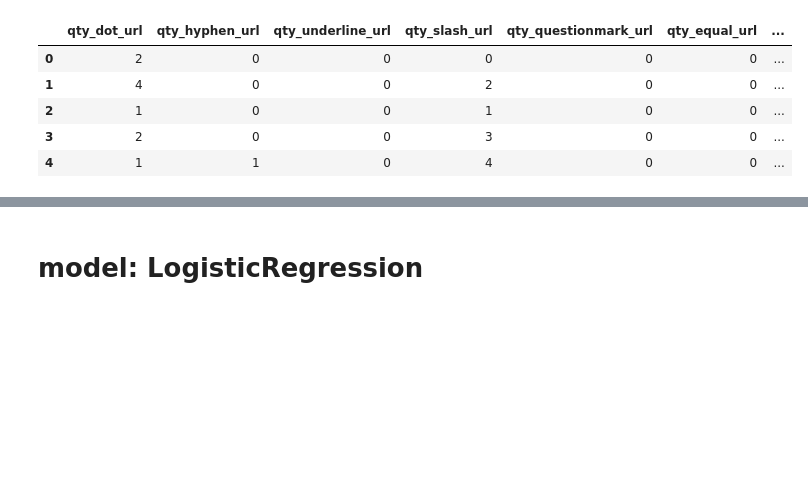
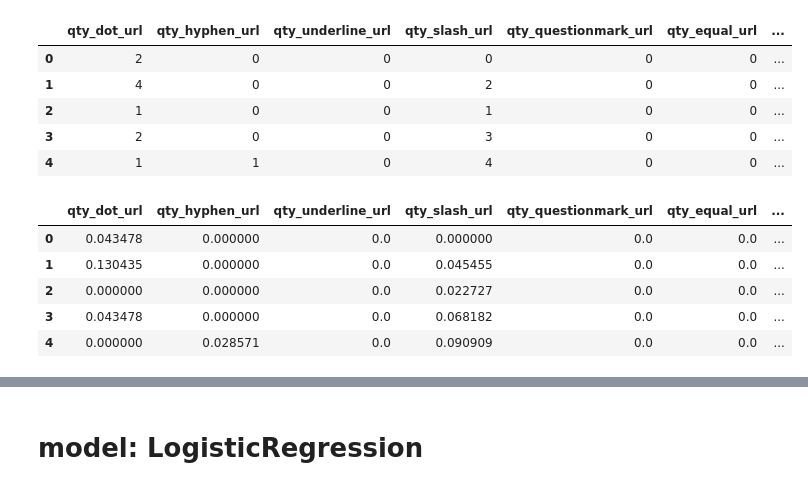
Before and after one commit to sonali-rajput/PhishingDetection, a Jupyter notebook: Untitled1 (1).ipynb, the cells around one changed output, grey strips where cells are left out. Drawn from its saved outputs; the diff is of its cells as text; code cells hidden in the pictures; blank space fills up the shorter version.

```diff
--- a/Untitled1 (1).ipynb
+++ b/Untitled1 (1).ipynb
@@ -102 +109,15 @@ df_test.head()
+# %%
+scaler=MinMaxScaler()
+# x= scaler.fit_transform(x)
+scaler.fit(df_test.drop('phishing',axis=1))
+scaled_features = scaler.transform(df_test.drop('phishing',axis=1))
+df_feat = pd.DataFrame(scaled_features,columns=df_test.columns[:-1])
+df_feat.head()
+# %% [output]
+|  | qty_dot_url | qty_hyphen_url | qty_underline_url | qty_slash_url | qty_questionmark_url | qty_equal_url | ... |
+| 0 | 0.043478 | 0.000000 | 0.0 | 0.000000 | 0.0 | 0.0 | ... |
+| 1 | 0.130435 | 0.000000 | 0.0 | 0.045455 | 0.0 | 0.0 | ... |
+| 2 | 0.000000 | 0.000000 | 0.0 | 0.022727 | 0.0 | 0.0 | ... |
+| 3 | 0.043478 | 0.000000 | 0.0 | 0.068182 | 0.0 | 0.0 | ... |
+| 4 | 0.000000 | 0.028571 | 0.0 | 0.090909 | 0.0 | 0.0 | ... |
 # %%
```
Also changed, not shown: parts of 24 cells of this notebook.
